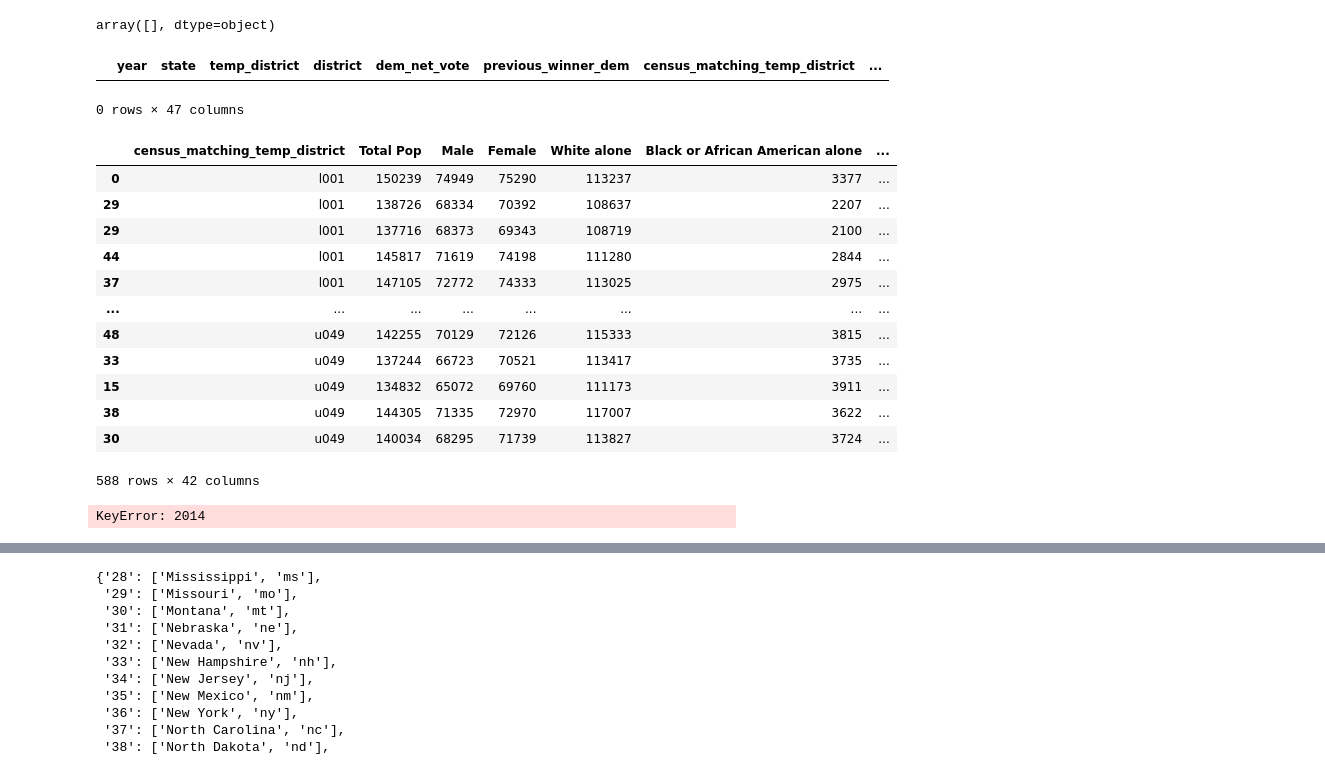
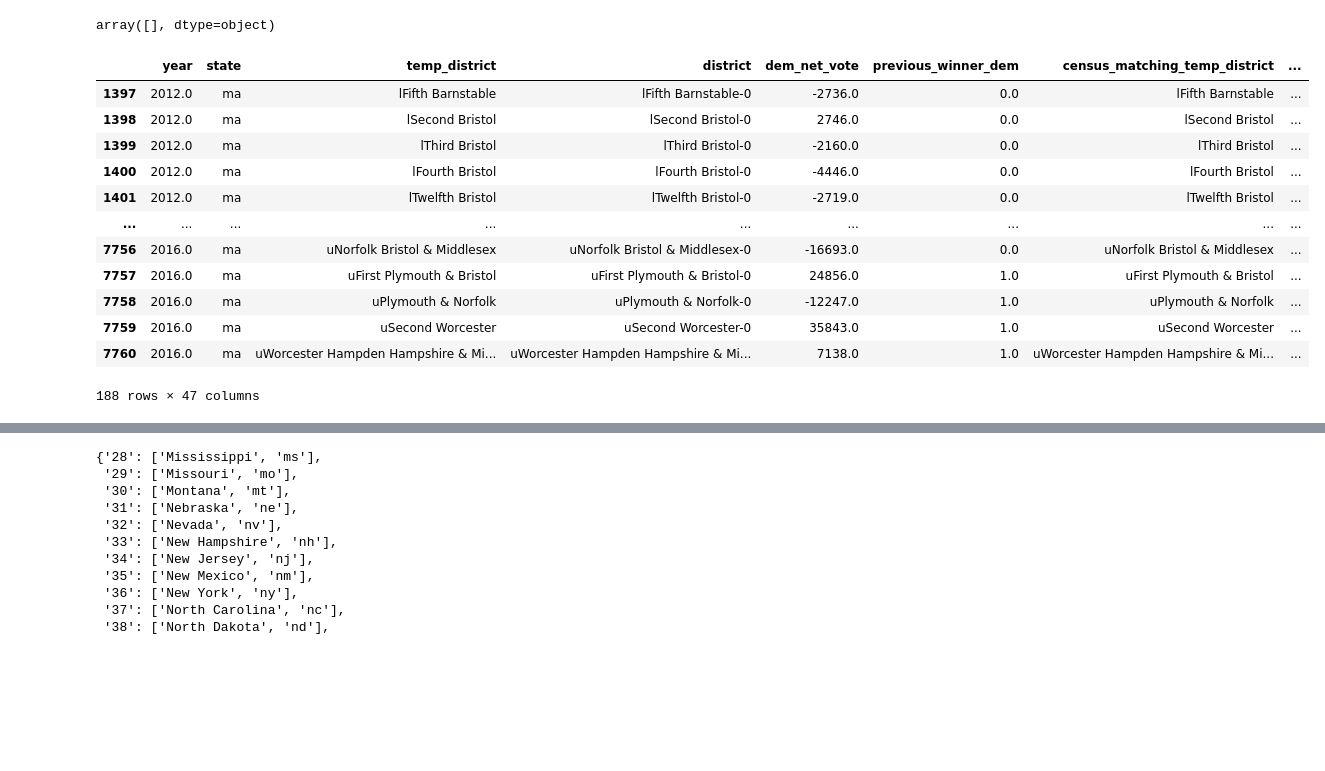
Before and after one commit to stone-ericm/State-Legislature-Election-Modeling, a Jupyter notebook: All_states.ipynb, the cells around one changed output, grey strips where cells are left out. Cells and saved outputs as stored; diff of their text form; code cells hidden in the pictures; blank space fills up the shorter version.

Commit message:
all states done-ish but not performing as well as ny alone in notebook2. need to investigate

```diff
--- a/All_states.ipynb
+++ b/All_states.ipynb
@@ -55,2 +59,2 @@ harvard_data
 # %%
-election_data = harvard_data[(harvard_data['year'] >= 2011)][['year', 'sab', 'ddez', 'sen', 'dtype', 'etype', 'cand', 'party', 'exper', 'vote', 'outcome']]
+election_data = harvard_data[(harvard_data['year'] >= 2000)][['year', 'sab', 'ddez', 'sen', 'dtype', 'etype', 'cand', 'party', 'exper', 'vote', 'outcome']]
@@ -307,8 +138,9 @@ election_data_merged[election_data_merged['party'] == 'gop/independentparty']
 # %%
-republican = ['republican','republican/independent','republicanwritein', 'writeinrepublican', 'modernrepublican', 'independentrepublicanparty', 'independentrepublican', 'gop/independentparty']
+republican = ['republican','republican/independent','republicanwritein', 'writeinrepublican', 'modernrepublican', 'independentrepublicanparty', 'independentrepublican', 'gop/independentparty', 'independentandrepublican']
 
 democratic = [ 'progressive/democratic/workingfamily',
               'progressive/democratic',
+              'progressivedemocrat',
               'writeindemocrat',
               'independentanddemocrat',
              'independentdemocrat',
@@ -1013,15 +601,0 @@ nh_floterial_map = {
-# %%
-def nh_floterial_district_census_combiner():
-    flot_dists = pd.DataFrame()
-    for county, numbers in nh_floterial_map.items():
-#         print(numbers)
-        for floterial in range(len(numbers)):
-            new_district = census_data[(census_data['census_matching_temp_district'].isin((county + ' ' + c for c in numbers[floterial][1:])))].groupby('year').mean()
-            new_district['census_matching_temp_district'] = county + ' ' + numbers[floterial][0]
-            new_district['state'] = 'nh'
-            new_district['made_from'] = str(numbers[floterial][1:])
-            new_district = new_district.reset_index(drop=False)
-            flot_dists = flot_dists.append(new_district, ignore_index=True)
-
-    return(flot_dists)
-flots = nh_floterial_district_census_combiner()
@@ -1044,0 +653,15 @@ census_data_plus = census_data.append(nh_floterial_district_census_combiner().dr
+# %%
+def nh_floterial_district_census_combiner():
+    flot_dists = pd.DataFrame()
+    for county, numbers in nh_floterial_map.items():
+#         print(numbers)
+        for floterial in range(len(numbers)):
+            new_district = census_data[(census_data['census_matching_temp_district'].isin((county + ' ' + c for c in numbers[floterial][1:])))].groupby('year').sum()
+            new_district['census_matching_temp_district'] = county + ' ' + numbers[floterial][0]
+            new_district['state'] = 'nh'
+            new_district['made_from'] = str(numbers[floterial][1:])
+            new_district = new_district.reset_index(drop=False)
+            flot_dists = flot_dists.append(new_district, ignore_index=True)
+
+    return(flot_dists)
+flots = nh_floterial_district_census_combiner()
@@ -1086,30 +737,19 @@ sample[sample['Total Pop'].isna()]['state'].unique()
 # %% [output]
 array([], dtype=object)
 # %%
-sample[(sample['state']=='wa') & (sample['Total Pop'].isna())]
+sample[(sample['state']=='ma')]
 # .set_index(['year', 'census_matching_temp_district'])
 # %% [output]
 |  | year | state | temp_district | district | dem_net_vote | previous_winner_dem | census_matching_temp_district | ... |
+| 1397 | 2012.0 | ma | lFifth Barnstable | lFifth Barnstable-0 | -2736.0 | 0.0 | lFifth Barnstable | ... |
+| 1398 | 2012.0 | ma | lSecond Bristol | lSecond Bristol-0 | 2746.0 | 0.0 | lSecond Bristol | ... |
+| 1399 | 2012.0 | ma | lThird Bristol | lThird Bristol-0 | -2160.0 | 0.0 | lThird Bristol | ... |
+| 1400 | 2012.0 | ma | lFourth Bristol | lFourth Bristol-0 | -4446.0 | 0.0 | lFourth Bristol | ... |
+| 1401 | 2012.0 | ma | lTwelfth Bristol | lTwelfth Bristol-0 | -2719.0 | 0.0 | lTwelfth Bristol | ... |
+| ... | ... | ... | ... | ... | ... | ... | ... | ... |
+| 7756 | 2016.0 | ma | uNorfolk Bristol & Middlesex | uNorfolk Bristol & Middlesex-0 | -16693.0 | 0.0 | uNorfolk Bristol & Middlesex | ... |
+| 7757 | 2016.0 | ma | uFirst Plymouth & Bristol | uFirst Plymouth & Bristol-0 | 24856.0 | 1.0 | uFirst Plymouth & Bristol | ... |
+| 7758 | 2016.0 | ma | uPlymouth & Norfolk | uPlymouth & Norfolk-0 | -12247.0 | 1.0 | uPlymouth & Norfolk | ... |
+| 7759 | 2016.0 | ma | uSecond Worcester | uSecond Worcester-0 | 35843.0 | 1.0 | uSecond Worcester | ... |
+| 7760 | 2016.0 | ma | uWorcester Hampden Hampshire & Mi... | uWorcester Hampden Hampshire & Mi... | 7138.0 | 1.0 | uWorcester Hampden Hampshire & Mi... | ... |
-0 rows × 47 columns
+188 rows × 47 columns
-# %%
-census_data[(census_data['state'] == 'wa')
-#             & (census_data['census_matching_temp_district'].str.startswith('lG'))
-           ].sort_values(by='census_matching_temp_district')
-# %% [output]
-|  | census_matching_temp_district | Total Pop | Male | Female | White alone | Black or African American alone | ... |
-| 0 | l001 | 150239 | 74949 | 75290 | 113237 | 3377 | ... |
-| 29 | l001 | 138726 | 68334 | 70392 | 108637 | 2207 | ... |
-| 29 | l001 | 137716 | 68373 | 69343 | 108719 | 2100 | ... |
-| 44 | l001 | 145817 | 71619 | 74198 | 111280 | 2844 | ... |
-| 37 | l001 | 147105 | 72772 | 74333 | 113025 | 2975 | ... |
-| ... | ... | ... | ... | ... | ... | ... | ... |
-| 48 | u049 | 142255 | 70129 | 72126 | 115333 | 3815 | ... |
-| 33 | u049 | 137244 | 66723 | 70521 | 113417 | 3735 | ... |
-| 15 | u049 | 134832 | 65072 | 69760 | 111173 | 3911 | ... |
-| 38 | u049 | 144305 | 71335 | 72970 | 117007 | 3622 | ... |
-| 30 | u049 | 140034 | 68295 | 71739 | 113827 | 3724 | ... |
-588 rows × 42 columns
-# %%
-sample[(sample['state'] == 'wa') & (sample['dem_net_vote'].isna())].set_index(['year', 'census_matching_temp_district']).xs(2014).sort_index()
-# %% [output]
-KeyError: 2014
```
Also changed, not shown: parts of 139 cells of this notebook, 1 other file.
